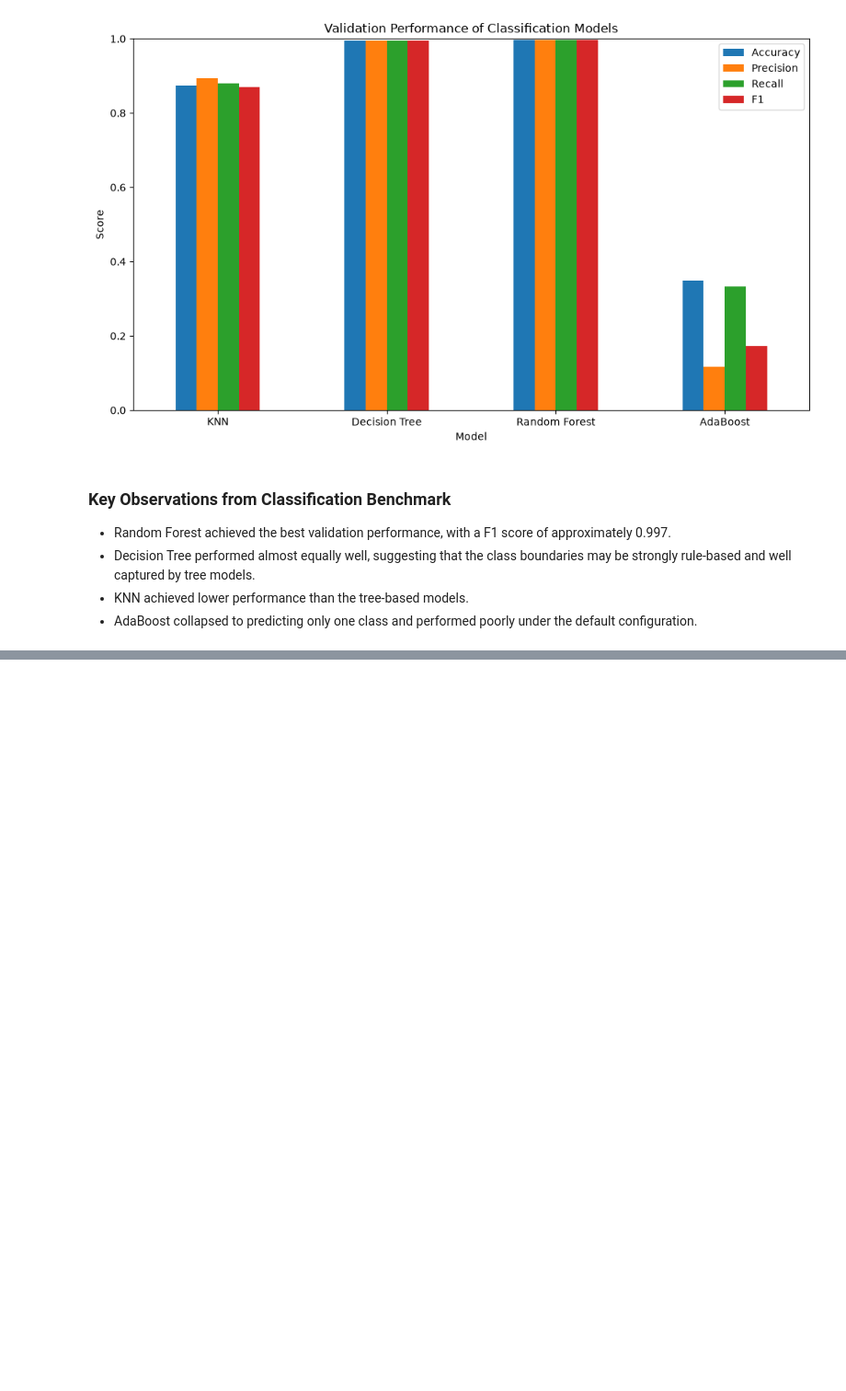
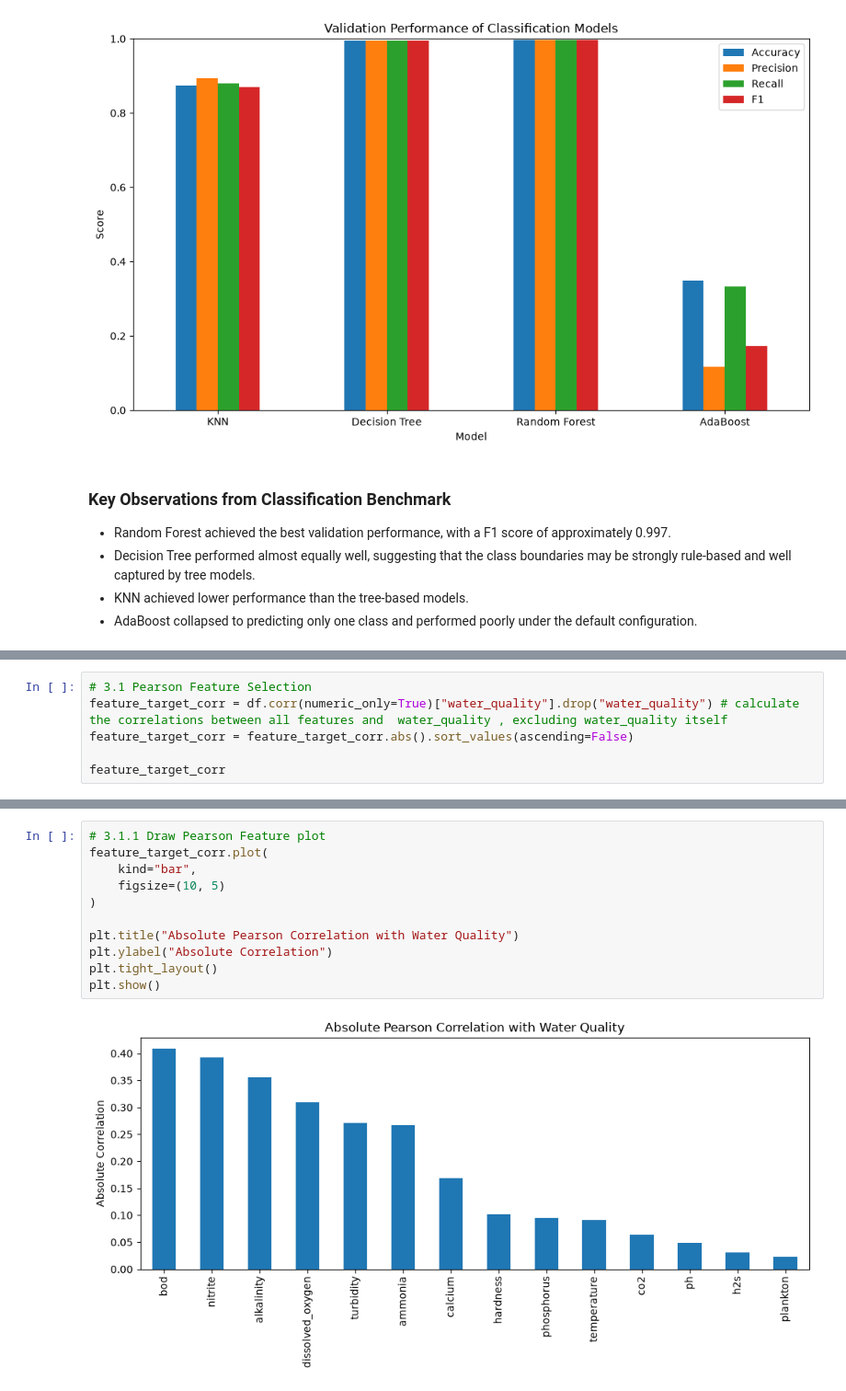
Before and after one commit to elodie-wu/ai-aquaculture-research-demos, a Jupyter notebook: 01-environmental-risk-and-anomaly-detection/notebooks/aquaculture-analysis.ipynb, the cells around one changed output, grey strips where cells are left out. Shown at 92% size. Drawn from its saved outputs; the diff is of its cells as text; blank space fills up the shorter version.

Commit message:
add feature selection

```diff
--- a/01-environmental-risk-and-anomaly-detection/notebooks/aquaculture-analysis.ipynb
+++ b/01-environmental-risk-and-anomaly-detection/notebooks/aquaculture-analysis.ipynb
@@ -335,0 +365,6 @@ plt.show()
+# %%
+# 3.1 Pearson Feature Selection
+feature_target_corr = df.corr(numeric_only=True)["water_quality"].drop("water_quality") # calculate the correlations between all features and  water_quality , excluding water_quality itself
+feature_target_corr = feature_target_corr.abs().sort_values(ascending=False)
+
+feature_target_corr
@@ -335,0 +387,13 @@ plt.show()
+# %%
+# 3.1.1 Draw Pearson Feature plot
+feature_target_corr.plot(
+    kind="bar",
+    figsize=(10, 5)
+)
+
+plt.title("Absolute Pearson Correlation with Water Quality")
+plt.ylabel("Absolute Correlation")
+plt.tight_layout()
+plt.show()
+# %% [output]
+[figure, added]
```
Also changed, not shown: parts of 50 cells of this notebook.
